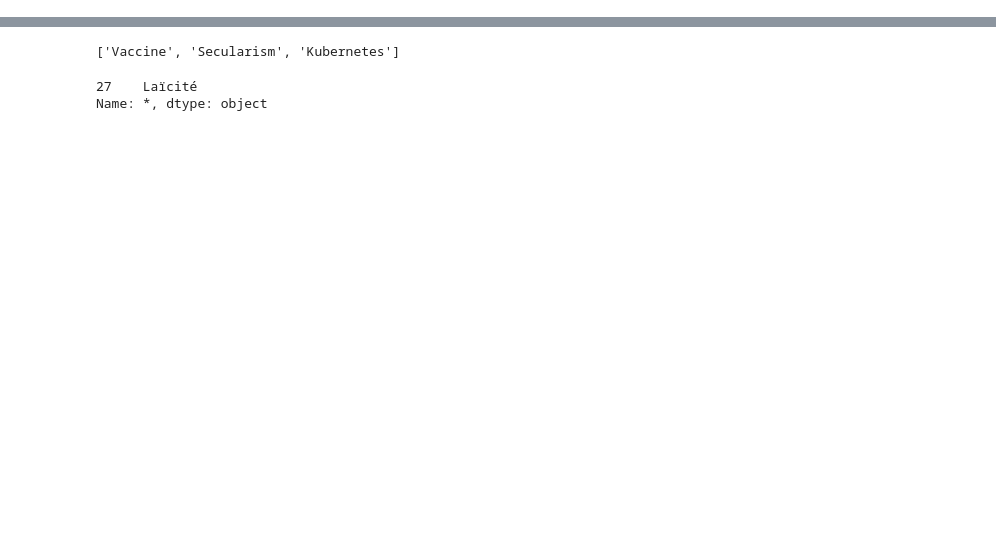
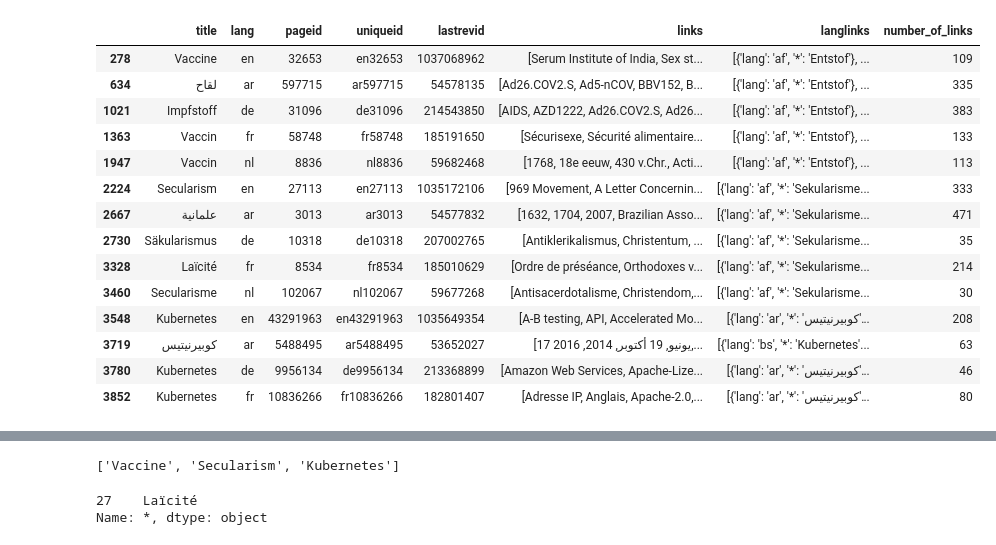
Before and after one commit to teijehidde/Comparing-Wiki-Knowledge-Networks, a Jupyter notebook: Code/Notebook_download_functionality.ipynb, the cells around one changed output, grey strips where cells are left out. Cells and saved outputs as stored; diff of their text form; code cells hidden in the pictures; blank space fills up the shorter version.

```diff
--- a/Code/Notebook_download_functionality.ipynb
+++ b/Code/Notebook_download_functionality.ipynb
@@ -177,0 +187,18 @@ index = available_topics)
+# %%
+available_wiki_networks
+# %% [output]
+|  | title | lang | pageid | uniqueid | lastrevid | links | langlinks | number_of_links |
+| 278 | Vaccine | en | 32653 | en32653 | 1037068962 | [Serum Institute of India, Sex st... | [{'lang': 'af', '*': 'Entstof'}, ... | 109 |
+| 634 | لقاح | ar | 597715 | ar597715 | 54578135 | [Ad26.COV2.S, Ad5-nCOV, BBV152, B... | [{'lang': 'af', '*': 'Entstof'}, ... | 335 |
+| 1021 | Impfstoff | de | 31096 | de31096 | 214543850 | [AIDS, AZD1222, Ad26.COV2.S, Ad26... | [{'lang': 'af', '*': 'Entstof'}, ... | 383 |
+| 1363 | Vaccin | fr | 58748 | fr58748 | 185191650 | [Sécurisexe, Sécurité alimentaire... | [{'lang': 'af', '*': 'Entstof'}, ... | 133 |
+| 1947 | Vaccin | nl | 8836 | nl8836 | 59682468 | [1768, 18e eeuw, 430 v.Chr., Acti... | [{'lang': 'af', '*': 'Entstof'}, ... | 113 |
+| 2224 | Secularism | en | 27113 | en27113 | 1035172106 | [969 Movement, A Letter Concernin... | [{'lang': 'af', '*': 'Sekularisme... | 333 |
+| 2667 | علمانية | ar | 3013 | ar3013 | 54577832 | [1632, 1704, 2007, Brazilian Asso... | [{'lang': 'af', '*': 'Sekularisme... | 471 |
+| 2730 | Säkularismus | de | 10318 | de10318 | 207002765 | [Antiklerikalismus, Christentum, ... | [{'lang': 'af', '*': 'Sekularisme... | 35 |
+| 3328 | Laïcité | fr | 8534 | fr8534 | 185010629 | [Ordre de préséance, Orthodoxes v... | [{'lang': 'af', '*': 'Sekularisme... | 214 |
+| 3460 | Secularisme | nl | 102067 | nl102067 | 59677268 | [Antisacerdotalisme, Christendom,... | [{'lang': 'af', '*': 'Sekularisme... | 30 |
+| 3548 | Kubernetes | en | 43291963 | en43291963 | 1035649354 | [A-B testing, API, Accelerated Mo... | [{'lang': 'ar', '*': 'كوبيرنيتيس'... | 208 |
+| 3719 | كوبيرنيتيس | ar | 5488495 | ar5488495 | 53652027 | [17 يونيو, 19 أكتوبر, 2014, 2016,... | [{'lang': 'bs', '*': 'Kubernetes'... | 63 |
+| 3780 | Kubernetes | de | 9956134 | de9956134 | 213368899 | [Amazon Web Services, Apache-Lize... | [{'lang': 'ar', '*': 'كوبيرنيتيس'... | 46 |
+| 3852 | Kubernetes | fr | 10836266 | fr10836266 | 182801407 | [Adresse IP, Anglais, Apache-2.0,... | [{'lang': 'ar', '*': 'كوبيرنيتيس'... | 80 |
```
Also changed, not shown: parts of 12 cells of this notebook, 1 other file.
